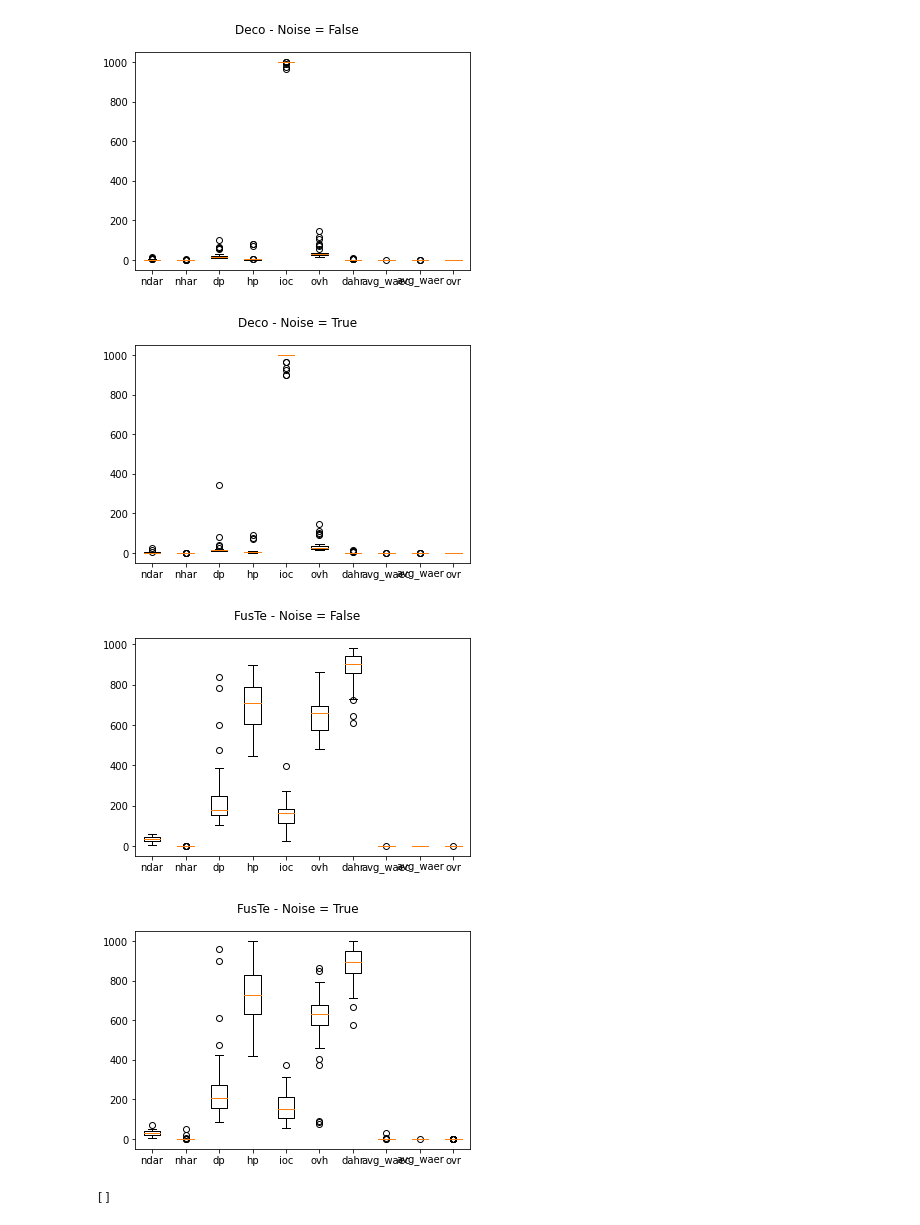
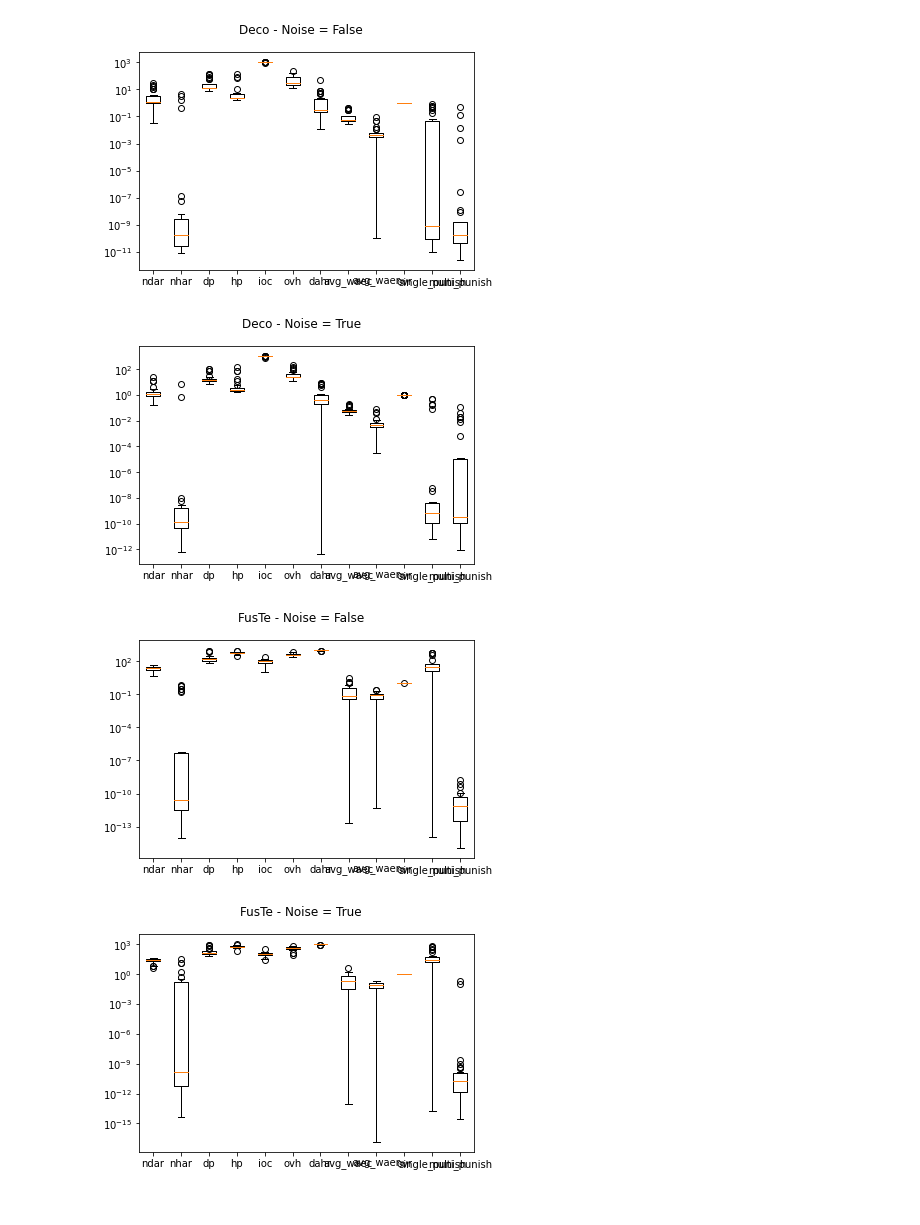
Before and after one commit to timgarrels/TableRecognition21, a Jupyter notebook: src/Investigate Weights.ipynb, the cells around one changed output. Drawn from its saved outputs; the diff is of its cells as text; code cells hidden in the pictures.

```diff
--- a/src/Investigate Weights.ipynb
+++ b/src/Investigate Weights.ipynb
@@ -4,7 +4,7 @@ from os.path import exists, join, basename
 import json
 
 DATA_PATH = "../data"
-OUTPUT_PATH = "../output_final/output"
+OUTPUT_PATH = "../improved_output/output"
 DATASETS= ["Deco", "FusTe"]
 
 
@@ -21,7 +21,7 @@ for dataset in DATASETS:
         annotation_data[dataset] = json.load(f)
 
 def get_experiment_paths(dataset, noise):
-    d = join(OUTPUT_PATH, dataset, "CrossValidationTraining")
+    d = join(OUTPUT_PATH, dataset, "ImprovedCrossValidationTraining")
     experiments = listdir(d)
     return [join(d, exp) for exp in experiments if has_noise(join(d, exp)) == noise]
 
@@ -45,32 +45,31 @@ metrics = [
     "avg_waec",
     "avg_waer",
     "ovr",
+    "single_punish",
+    "multi_punish",
 ]
 # %%
 from pprint import pprint
 import matplotlib.pyplot as plt
 
 
 for dataset in DATASETS:
     for noise in [False, True]:
         experiment_weights = []
         for experiment in get_experiment_paths(dataset, noise):
             for fold_num in range(10):
                 fold_weight_file = join(experiment, f"fold_{fold_num}", f"fold_{fold_num}_weights.json")
                 with open(fold_weight_file) as f:
                     fold_weights = json.load(f)["weights"]
                 experiment_weights.append(fold_weights)
 
         experiment_weights = list(zip(*experiment_weights))
         plt.boxplot(experiment_weights, labels=metrics)
+        plt.yscale("log")
         plt.suptitle(f"{dataset} - Noise = {noise}")
         plt.show()
 # %% [output]
-[figure, old version]
+[figure, new version]
-[figure, old version]
+[figure, new version]
-[figure, old version]
+[figure, new version]
-[figure, old version]
+[figure, new version]
-# %%
-list(experiment_weights)
-# %% [output]
-[]
```
Also changed, not shown: 9 other files.
